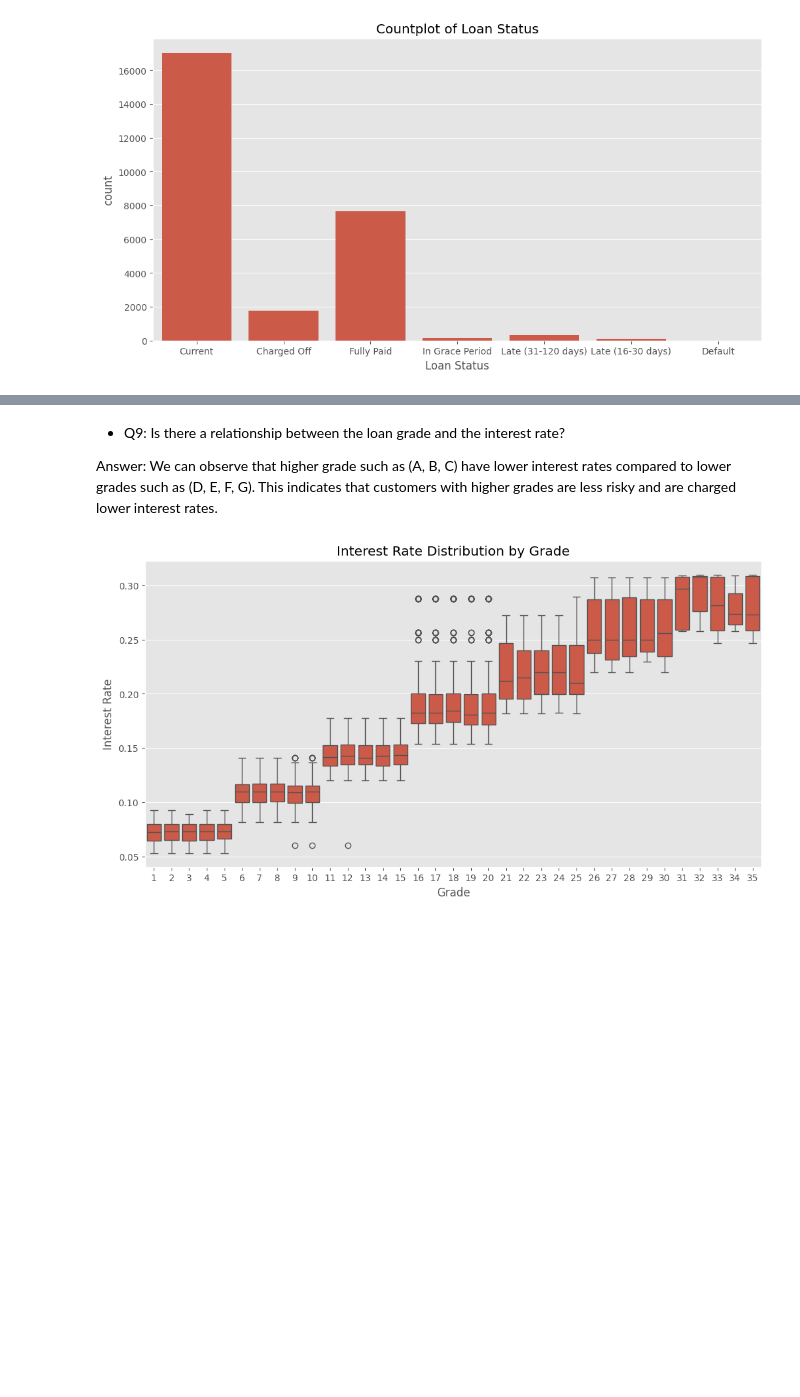
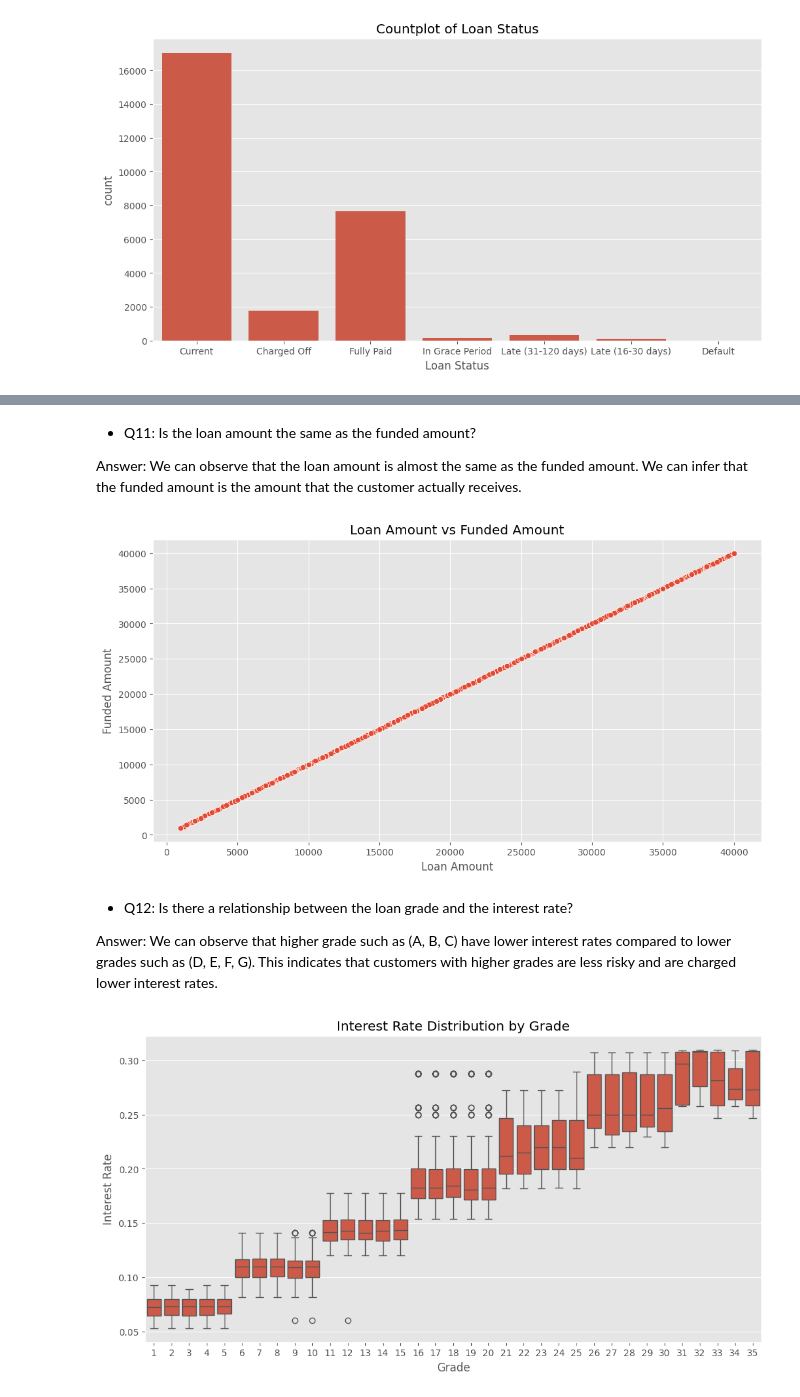
Before and after one commit to youssefayman02/Data-Engineering, a Jupyter notebook: M1-template.ipynb, the cells around one changed output, grey strips where cells are left out. Saved outputs shown, nothing was run; the diff lists cells and outputs as text; code cells hidden in the pictures; blank space fills up the shorter version.

```diff
--- a/M1-template.ipynb
+++ b/M1-template.ipynb
@@ -316,5 +333,13 @@ plot_vertical_countplot(df, 'Loan Status', figsize=(12, 6))
+# %% [markdown]
+- Q11: Is the loan amount the same as the funded amount?
+
+Answer: We can observe that the loan amount is almost the same as the funded amount. We can infer that the funded amount is the amount that the customer actually receives.
+# %%
+plot_scatterplot(df, 'Loan Amount', 'Funded Amount', figsize=(12, 6))
+# %% [output]
+[figure, added]
 # %% [markdown]
-- Q9: Is there a relationship between the loan grade and the interest rate?
+- Q12: Is there a relationship between the loan grade and the interest rate?
 
 Answer: We can observe that higher grade such as (A, B, C) have lower interest rates compared to lower grades such as (D, E, F, G). This indicates that customers with higher grades are less risky and are charged lower interest rates.
 # %%
```
Also changed, not shown: parts of 47 cells of this notebook.
